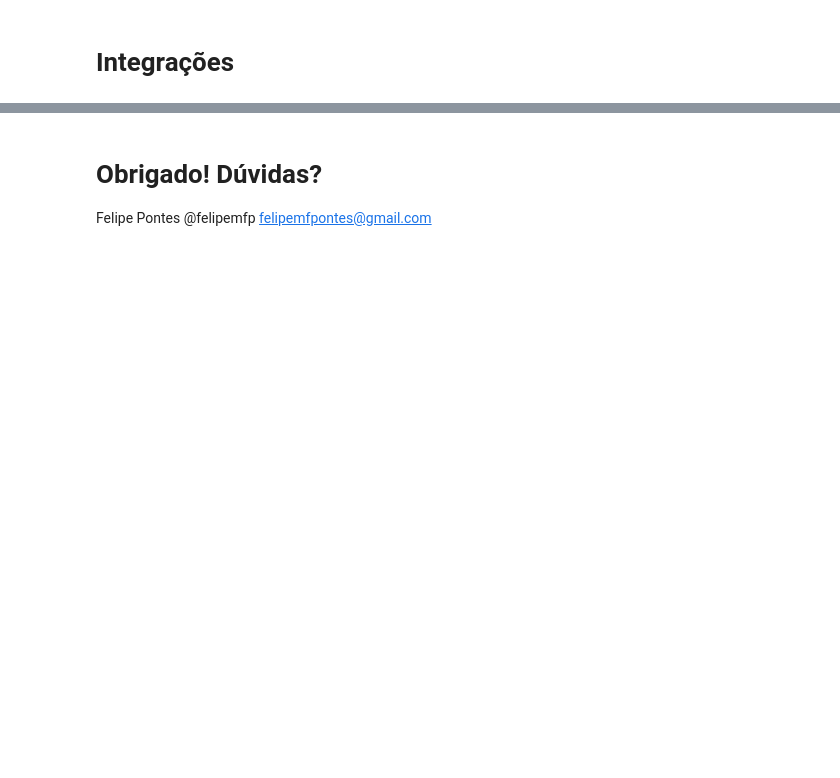
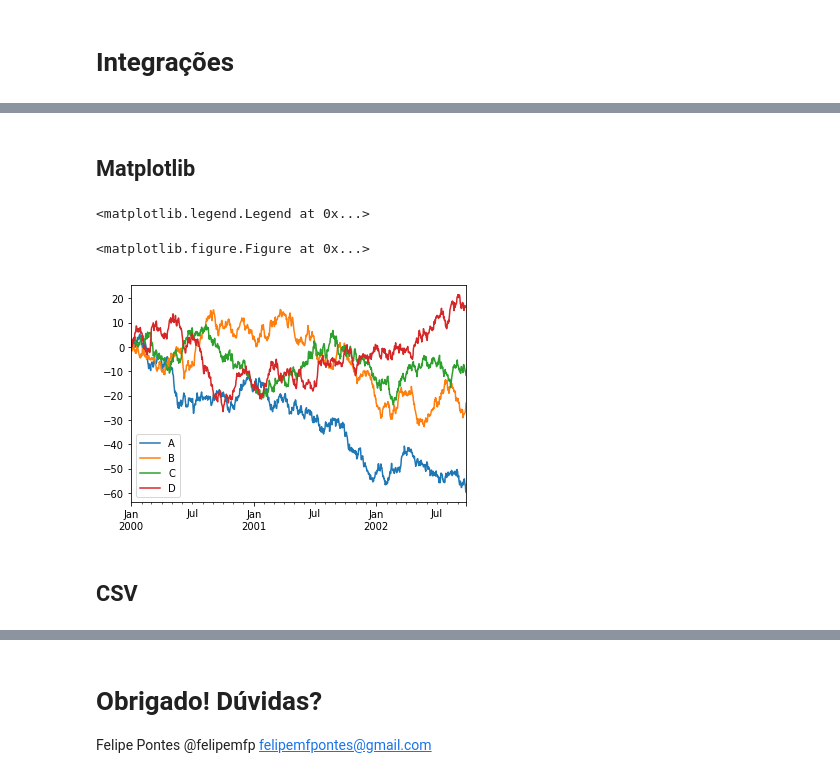
Before and after one commit to felipemfp/python-day-natal-2017, a Jupyter notebook: explorando-dados-com-pandas.ipynb, the cells around one changed output, grey strips where cells are left out. Saved outputs shown, nothing was run; the diff lists cells and outputs as text; code cells hidden in the pictures; blank space fills up the shorter version.

Commit message:
:sparkles: Add data structures, features and integrations

```diff
--- a/explorando-dados-com-pandas.ipynb
+++ b/explorando-dados-com-pandas.ipynb
@@ -70,0 +1083,13 @@ array([1, 3, 5, 7])
+# %% [markdown]
+## Matplotlib
+# %%
+df = pd.DataFrame(np.random.randn(1000, 4), index=ts.index,
+                  columns=['A', 'B', 'C', 'D'])
+df = df.cumsum()
+plt.figure(); df.plot(); plt.legend(loc='best')
+# %% [output]
+<matplotlib.legend.Legend at 0x...>
+<matplotlib.figure.Figure at 0x...>
+[figure, added]
+# %% [markdown]
+## CSV
```
Also changed, not shown: parts of 169 cells of this notebook, 5 other files.
